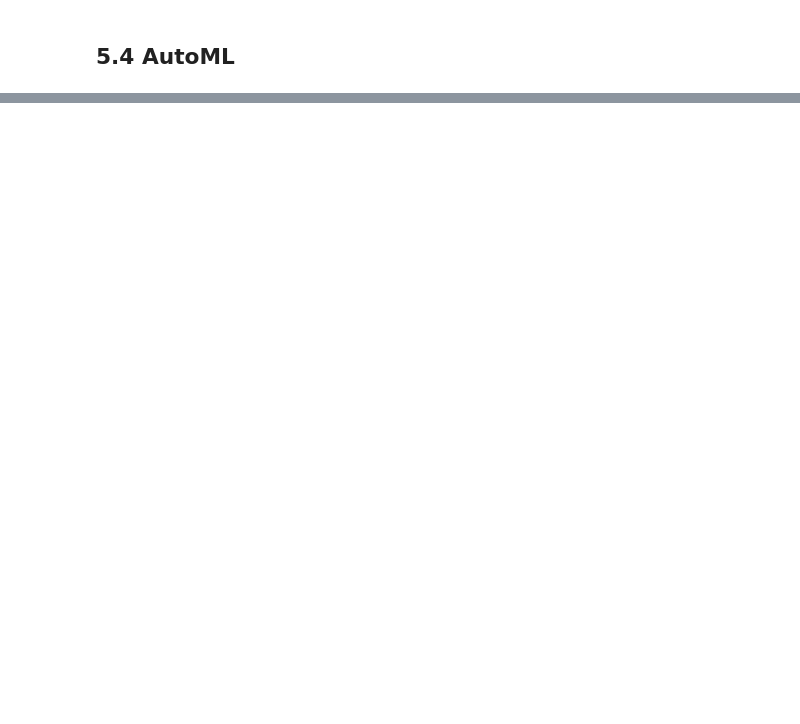
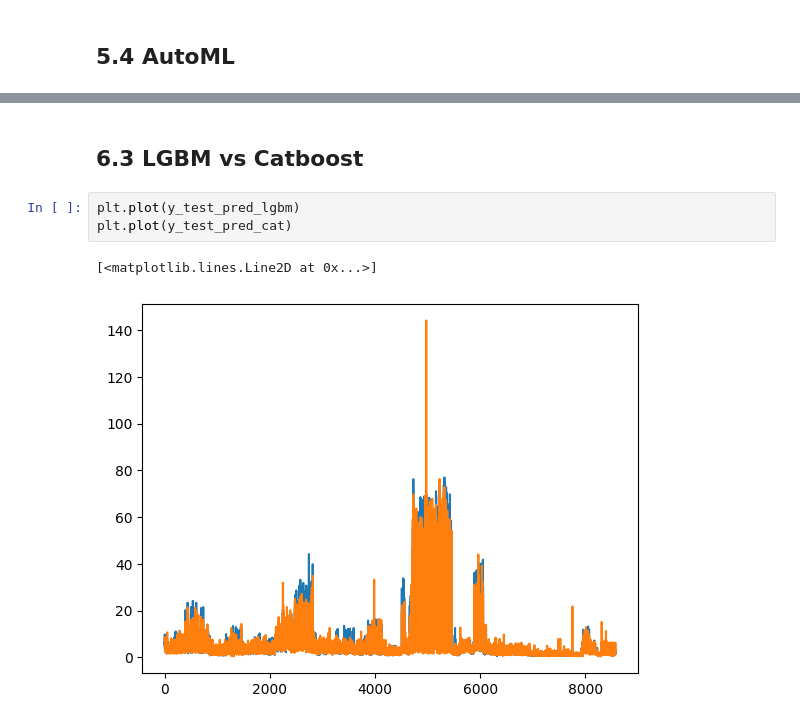
Before and after one commit to vladlevitin/TDT4173-Retail-Revenue-Prediction, a Jupyter notebook: TDT4173 Retail Revenue Prediction/long_notebook.ipynb, the cells around one changed output, grey strips where cells are left out. Saved outputs shown, nothing was run; the diff lists cells and outputs as text; blank space fills up the shorter version.

```diff
--- a/TDT4173 Retail Revenue Prediction/long_notebook.ipynb
+++ b/TDT4173 Retail Revenue Prediction/long_notebook.ipynb
@@ -752,0 +863,8 @@ y
+# %% [markdown]
+## 6.3 LGBM vs Catboost
+# %%
+plt.plot(y_test_pred_lgbm)
+plt.plot(y_test_pred_cat)
+# %% [output]
+[<matplotlib.lines.Line2D at 0x...>]
+[figure, added]
```
Also changed, not shown: parts of 15 cells of this notebook, 6 other files.
